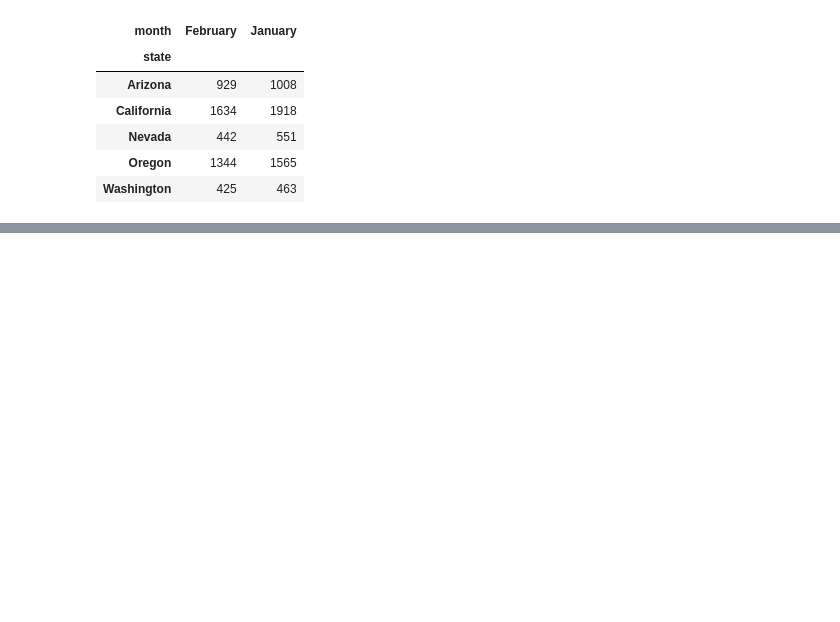
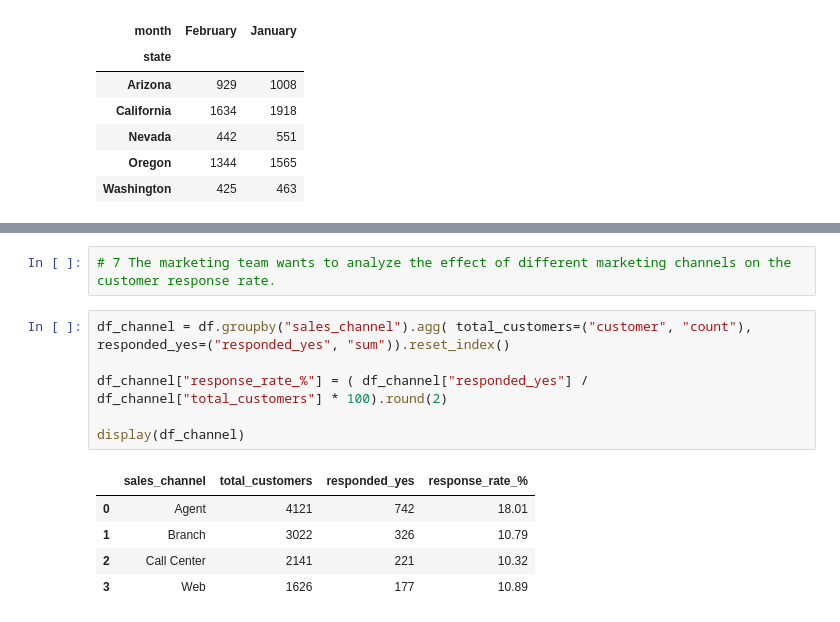
Before and after one commit to bibianglez/lab-dw-data-aggregation-and-filtering, a Jupyter notebook: lab-dw-aggregating.ipynb, the cells around one changed output, grey strips where cells are left out. Cells and saved outputs as stored; diff of their text form; blank space fills up the shorter version.

```diff
--- a/lab-dw-aggregating.ipynb
+++ b/lab-dw-aggregating.ipynb
@@ -222,0 +235,14 @@ display(df_policies_by_date)
+# %%
+# 7 The marketing team wants to analyze the effect of different marketing channels on the customer response rate.
+# %%
+df_channel = df.groupby("sales_channel").agg( total_customers=("customer", "count"), responded_yes=("responded_yes", "sum")).reset_index()
+
+df_channel["response_rate_%"] = ( df_channel["responded_yes"] / df_channel["total_customers"] * 100).round(2)
+
+display(df_channel)
+# %% [output]
+|  | sales_channel | total_customers | responded_yes | response_rate_% |
+| 0 | Agent | 4121 | 742 | 18.01 |
+| 1 | Branch | 3022 | 326 | 10.79 |
+| 2 | Call Center | 2141 | 221 | 10.32 |
+| 3 | Web | 1626 | 177 | 10.89 |
```
Also changed, not shown: parts of 6 cells of this notebook.
